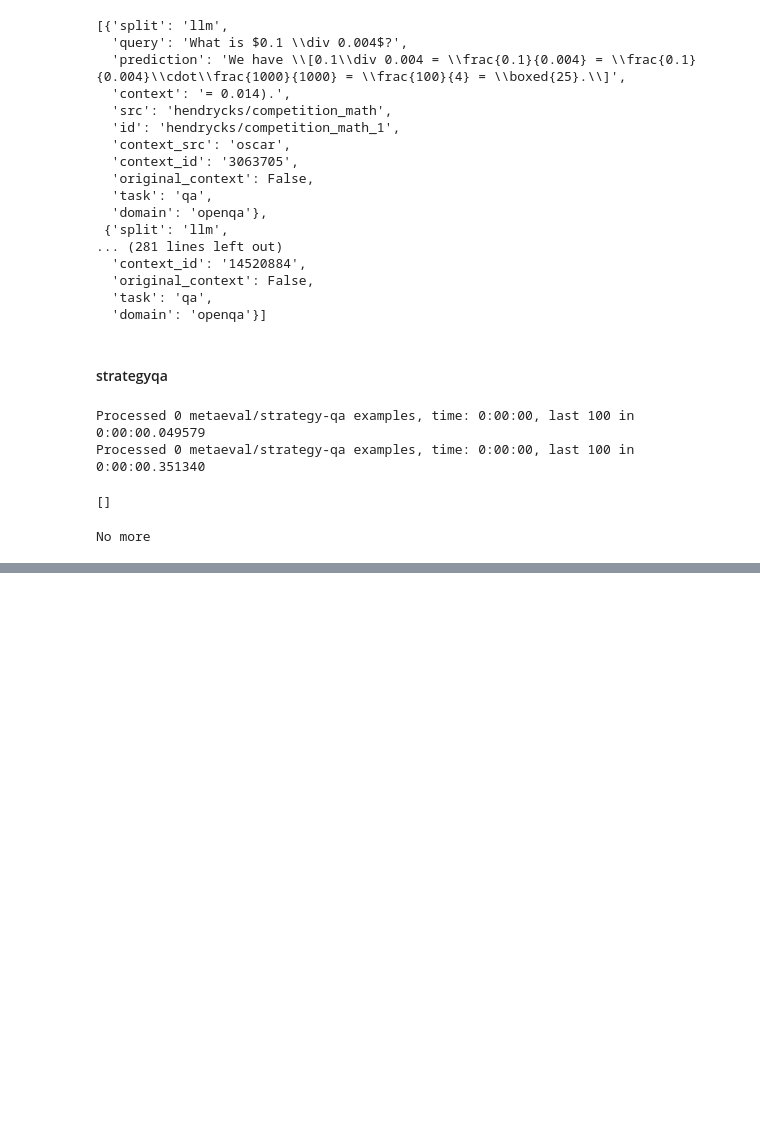
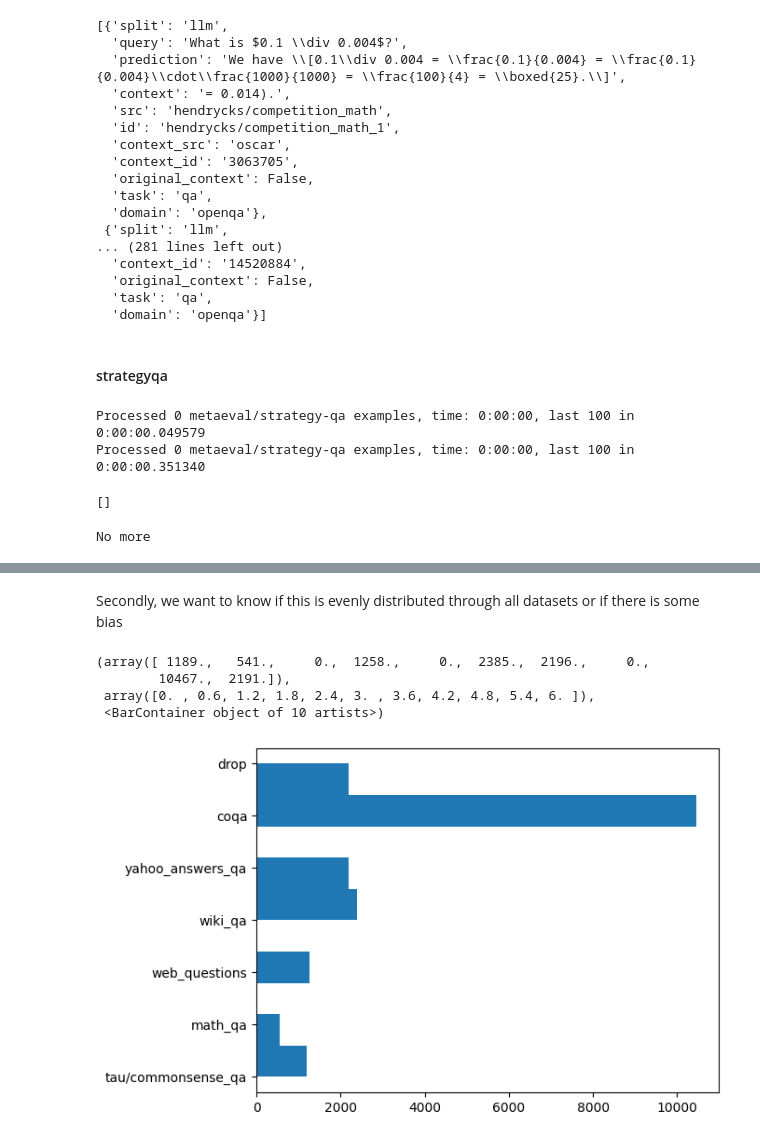
Before and after one commit to tristanratz/ITRF, a Jupyter notebook: create_dataset/create_llm_dataset.ipynb, the cells around one changed output, grey strips where cells are left out. Cells and saved outputs as stored; diff of their text form; code cells hidden in the pictures; blank space fills up the shorter version.

```diff
--- a/create_dataset/create_llm_dataset.ipynb
+++ b/create_dataset/create_llm_dataset.ipynb
@@ -1099,0 +1153,15 @@ No more
+# %% [markdown]
+Secondly, we want to know if this is evenly distributed through all datasets or if there is some bias
+# %%
+df["c_len"] = df["context"].map(lambda x: len(x.split(" ")))
+df["src"] = df['src'].astype('category')
+
+filtered = df[df["c_len"] < 10]
+
+plt.hist(filtered["src"], orientation="horizontal")
+# %% [output]
+(array([ 1189.,   541.,     0.,  1258.,     0.,  2385.,  2196.,     0.,
+        10467.,  2191.]),
+ array([0. , 0.6, 1.2, 1.8, 2.4, 3. , 3.6, 4.2, 4.8, 5.4, 6. ]),
+ <BarContainer object of 10 artists>)
+[figure, added]
```
Also changed, not shown: parts of 10 cells of this notebook, 2 other files.
